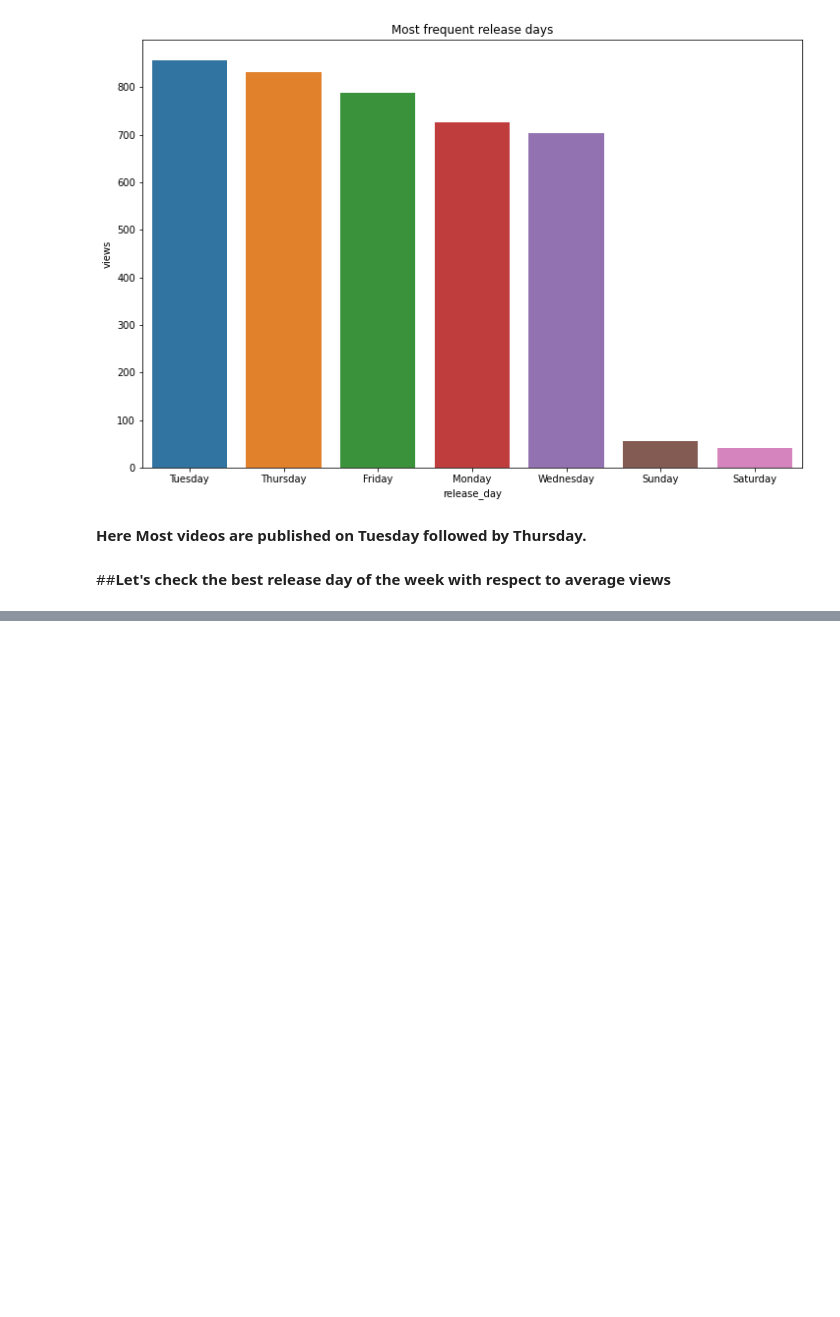
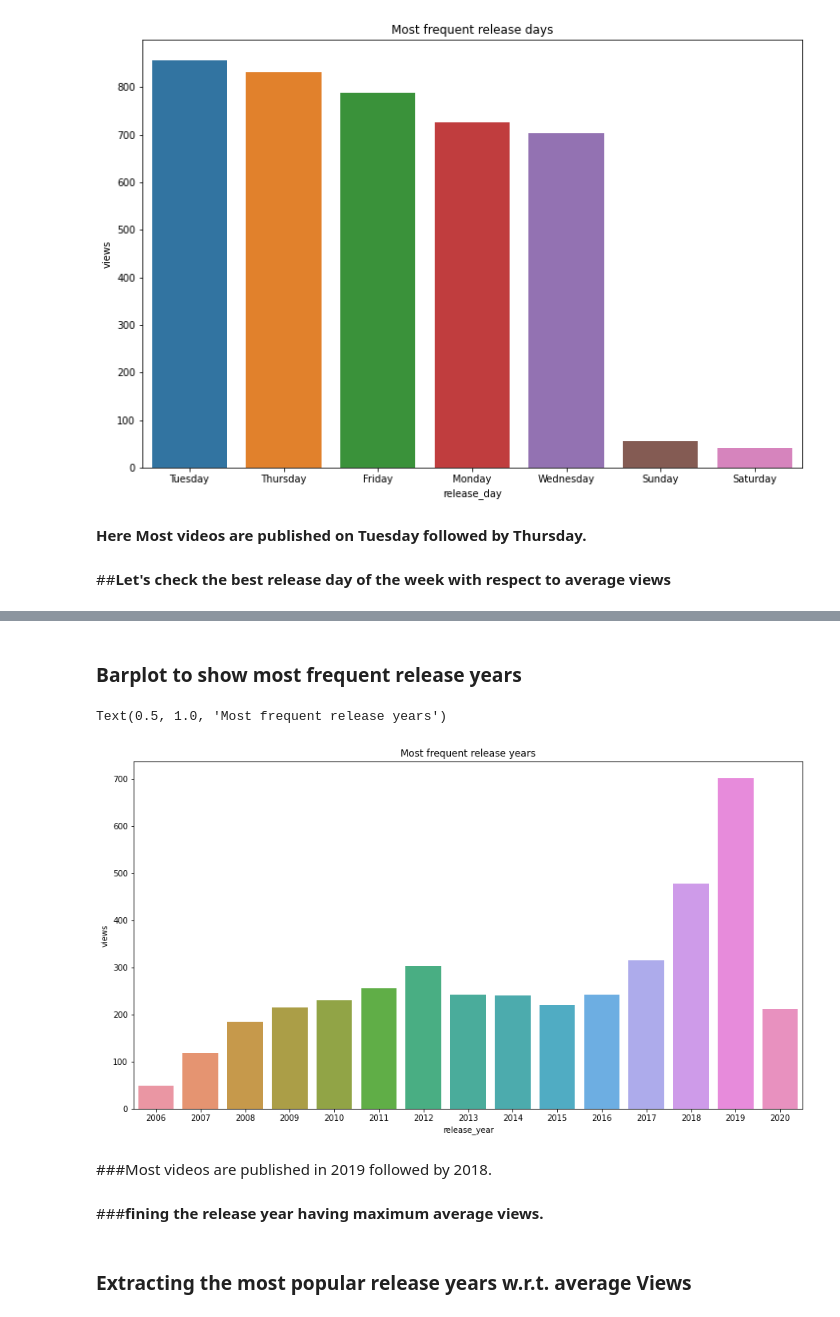
Before and after one commit to Asohail115/Ted-Talk-Views-Prediction, a Jupyter notebook: Ted_Talk_Views_Prediction.ipynb, the cells around one changed output, grey strips where cells are left out. Drawn from its saved outputs; the diff is of its cells as text; code cells hidden in the pictures; blank space fills up the shorter version.

```diff
--- a/Ted_Talk_Views_Prediction.ipynb
+++ b/Ted_Talk_Views_Prediction.ipynb
@@ -486,0 +552,19 @@ Text(0.5, 1.0, 'Most frequent release days')
+# %%
+freq_rel_year=df[['release_year','views']].groupby('release_year').agg({'views' : 'count'})
+freq_rel_year=freq_rel_year.sort_values('views',ascending=False)
+freq_rel_year.reset_index(inplace=True)
+# %% [markdown]
+### Barplot to show most frequent release years
+# %%
+plt.figure(figsize=(15,8))
+sns.barplot(x='release_year',y='views',data=freq_rel_year)
+plt.title('Most frequent release years')
+# %% [output]
+Text(0.5, 1.0, 'Most frequent release years')
+[figure, added]
+# %% [markdown]
+###Most videos are published in 2019 followed by 2018.
+# %% [markdown]
+###**fining the release year having maximum average views.**
+# %% [markdown]
+### Extracting the most popular release years w.r.t. average Views
```
Also changed, not shown: parts of 140 cells of this notebook.
